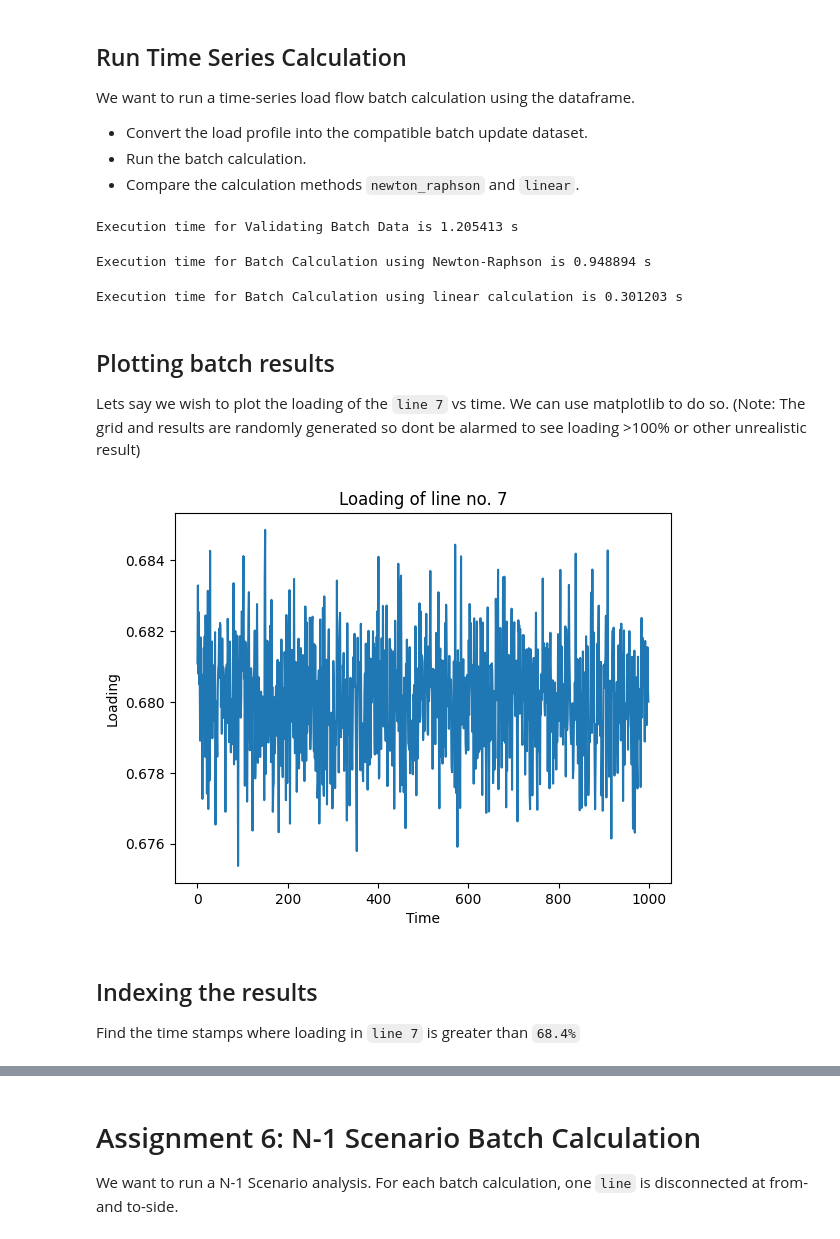
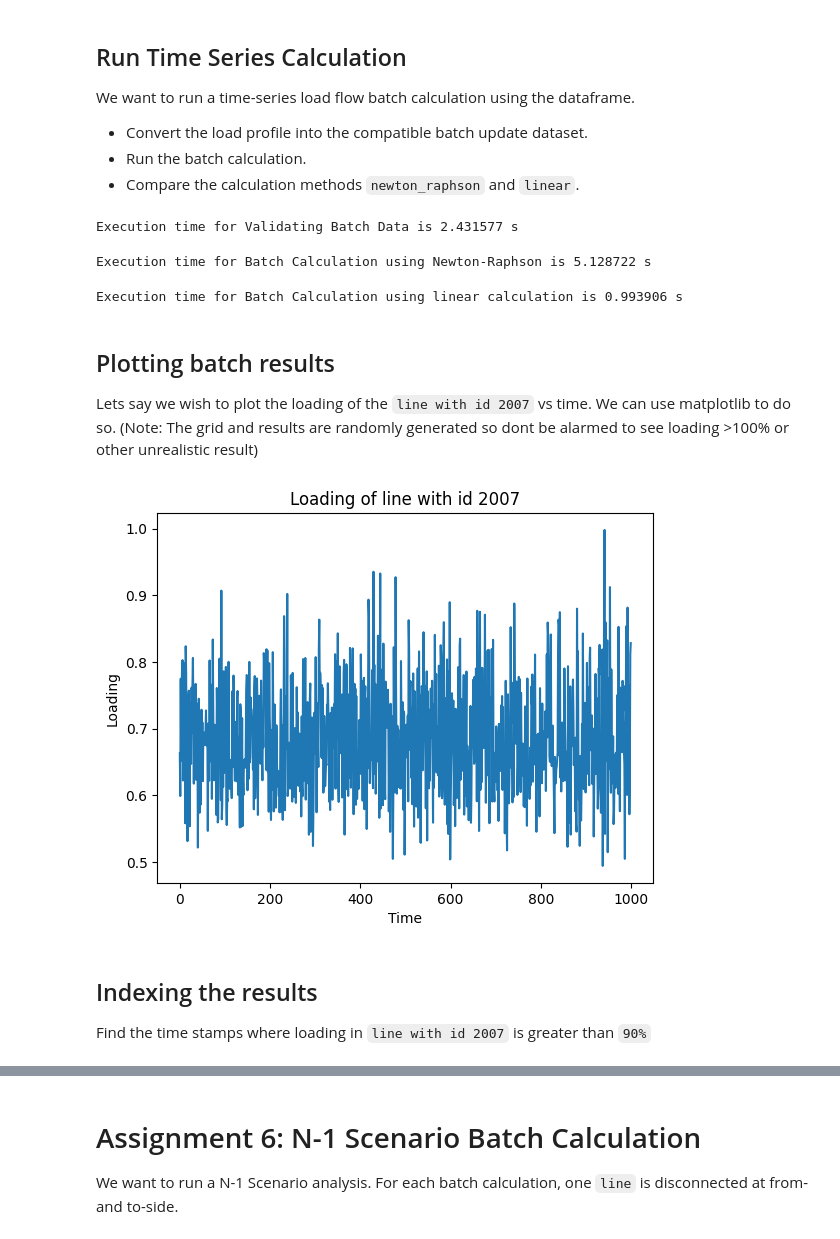
Before and after one commit to PowerGridModel/power-grid-model-workshop, a Jupyter notebook: power-flow-assignment/Power Flow Assignment with Solutions.ipynb, the cells around one changed output, grey strips where cells are left out. Cells and saved outputs as stored; diff of their text form; code cells hidden in the pictures.

Commit message:
fix line with id 2007
Signed-off-by: Nitish Bharambe <nitish.bharambe@alliander.com>

```diff
--- a/power-flow-assignment/Power Flow Assignment with Solutions.ipynb
+++ b/power-flow-assignment/Power Flow Assignment with Solutions.ipynb
@@ -163,7 +163,7 @@ n_scenarios = 1000
 n_loads = len(input_data["sym_load"])
 load_id = input_data["sym_load"]["id"]
 load_p = input_data["sym_load"]["p_specified"]
-profile = np.tile(load_p, (n_scenarios, 1)) + 1e4 * np.random.randn(n_scenarios, n_loads)
+profile = np.tile(load_p, (n_scenarios, 1)) + 5e5 * np.random.randn(n_scenarios, n_loads)
 dti = dti = pd.date_range("2022-01-01", periods=n_scenarios, freq="H")
 df_load_profile = pd.DataFrame(profile, columns=load_id, index=dti)
 display(df_load_profile)
@@ -206,35 +206,36 @@ update_data = {"sym_load": load_profile}
 with Timer("Validating Batch Data"):
     assert_valid_batch_data(input_data=input_data, update_data=update_data, calculation_type=CalculationType.power_flow)
 # %% [output]
-Execution time for Validating Batch Data is 1.205413 s
+Execution time for Validating Batch Data is 2.431577 s
 # %%
 # Run Newton Raphson power flow (this may take a minute...)
 with Timer("Batch Calculation using Newton-Raphson"):
     output_data = model.calculate_power_flow(update_data=update_data, calculation_method=CalculationMethod.newton_raphson)
 # %% [output]
-Execution time for Batch Calculation using Newton-Raphson is 0.948894 s
+Execution time for Batch Calculation using Newton-Raphson is 5.128722 s
 # %%
 # Run linear power flow
 with Timer("Batch Calculation using linear calculation"):
     output_data_linear = model.calculate_power_flow(update_data=update_data, calculation_method=CalculationMethod.linear)
 # %% [output]
-Execution time for Batch Calculation using linear calculation is 0.301203 s
+Execution time for Batch Calculation using linear calculation is 0.993906 s
 # %% [markdown]
 ## Plotting batch results
 
-Lets say we wish to plot the loading of the `line 7` vs time. We can use matplotlib to do so. (Note: The grid and results are randomly generated so dont be alarmed to see loading >100% or other unrealistic result)
+Lets say we wish to plot the loading of the `line with id 2007` vs time. We can use matplotlib to do so. (Note: The grid and results are randomly generated so dont be alarmed to see loading >100% or other unrealistic result)
 # %%
-# Plot the loading of line 7 vs time.
-result_loading = output_data["line"]["loading"][:,6]
+# Plot the loading of line with id 2007 vs time.
+line_2007_idx = np.where(output_data["line"]["id"] == 2007)
+result_loading = output_data["line"]["loading"][line_2007_idx]
 plt.plot(result_loading)
-plt.title('Loading of line no. 7')
+plt.title('Loading of line with id 2007')
 plt.xlabel('Time')
 plt.ylabel('Loading')
 plt.show()
 # %% [output]
-[figure, old version]
+[figure, new version]
 # %% [markdown]
 ## Indexing the results
 
-Find the time stamps where loading in `line 7` is greater than `68.4%`
+Find the time stamps where loading in `line with id 2007` is greater than `90%`
 # %%
```
Also changed, not shown: parts of 12 cells of this notebook, 1 other file.
